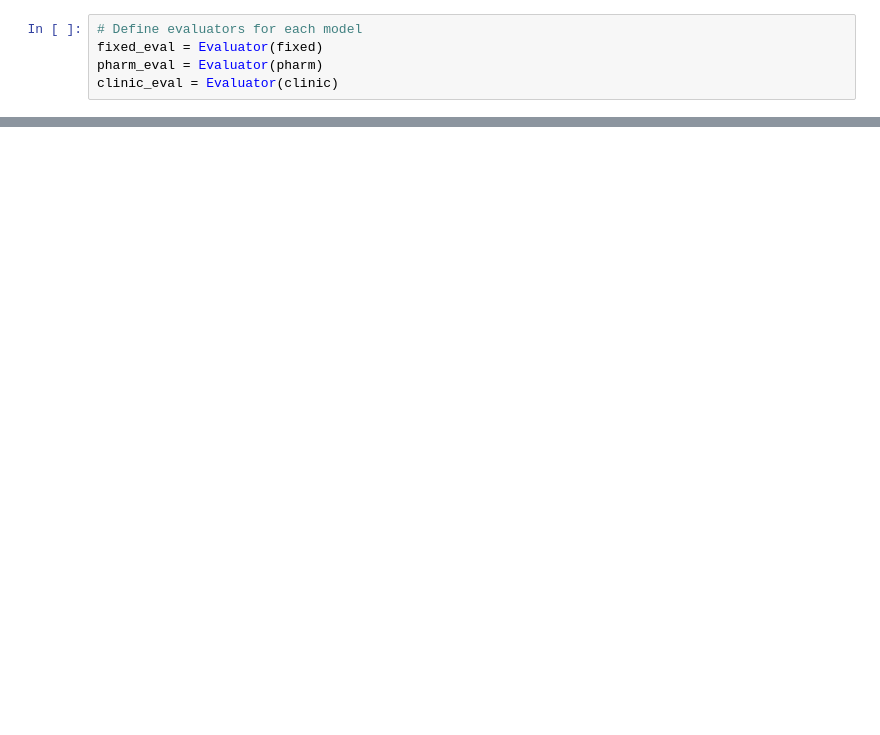
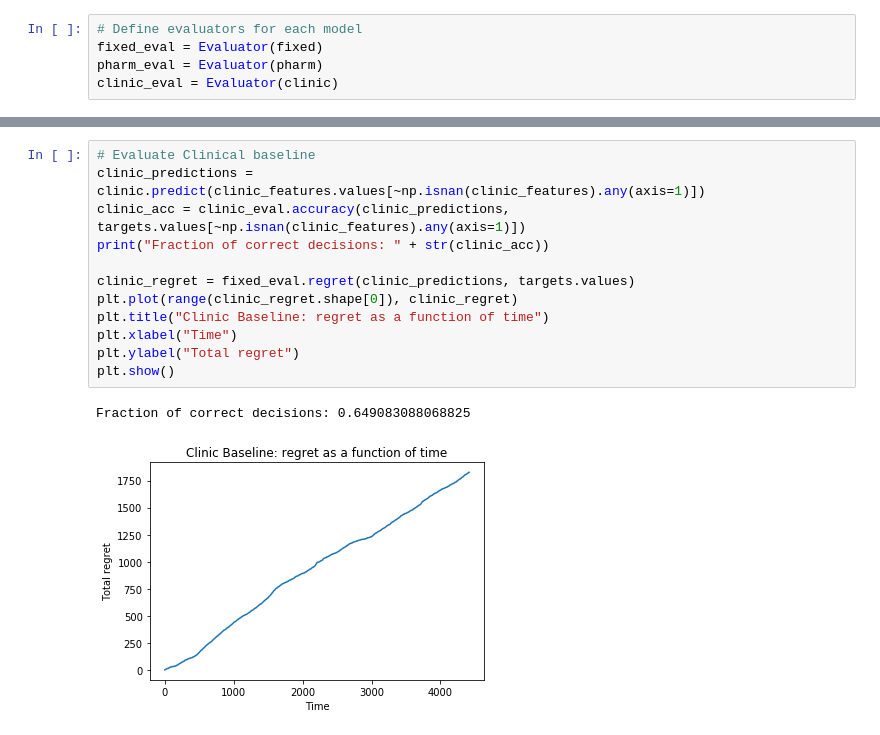
Before and after one commit to mrlsdvd/warfarin-dose-estimation, a Jupyter notebook: notebooks/baseline_comparison.ipynb, the cells around one changed output, grey strips where cells are left out. Cells and saved outputs as stored; diff of their text form; blank space fills up the shorter version.

```diff
--- a/notebooks/baseline_comparison.ipynb
+++ b/notebooks/baseline_comparison.ipynb
@@ -113,0 +71,15 @@ ValueError: Classification metrics can't handle a mix of multiclass and continuo
+# %%
+# Evaluate Clinical baseline
+clinic_predictions = clinic.predict(clinic_features.values[~np.isnan(clinic_features).any(axis=1)])
+clinic_acc = clinic_eval.accuracy(clinic_predictions, targets.values[~np.isnan(clinic_features).any(axis=1)])
+print("Fraction of correct decisions: " + str(clinic_acc))
+
+clinic_regret = fixed_eval.regret(clinic_predictions, targets.values)
+plt.plot(range(clinic_regret.shape[0]), clinic_regret)
+plt.title("Clinic Baseline: regret as a function of time")
+plt.xlabel("Time")
+plt.ylabel("Total regret")
+plt.show()
+# %% [output]
+Fraction of correct decisions: 0.649083088068825
+[figure, added]
```
Also changed, not shown: parts of 9 cells of this notebook, 5 other files.
